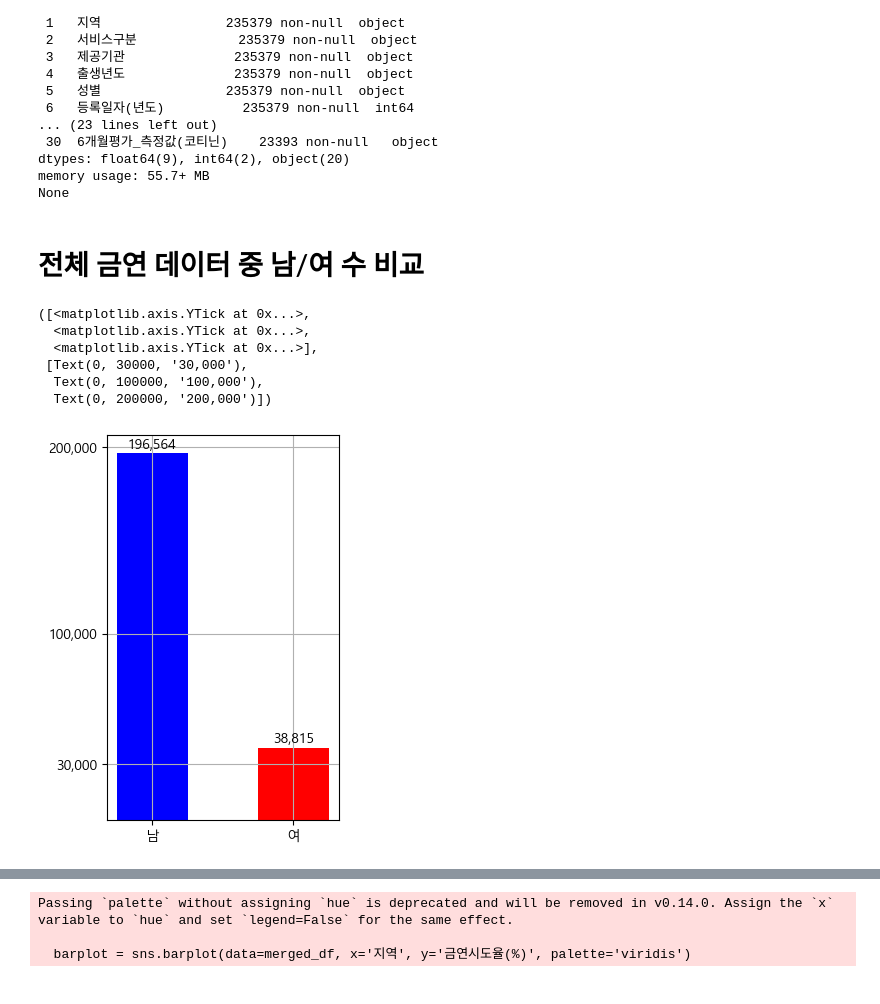
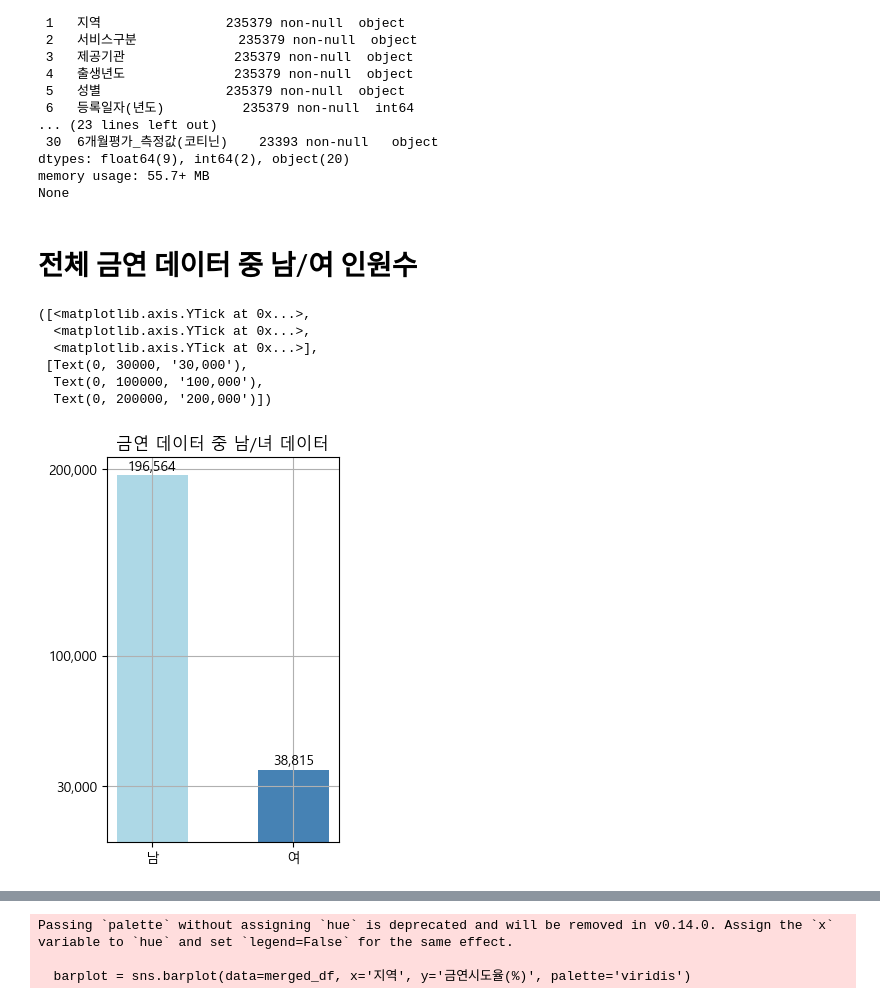
Before and after one commit to PracLee/SKN22-EDA-2Team, a Jupyter notebook: heejoon/test.ipynb, the cells around one changed output, grey strips where cells are left out. Saved outputs shown, nothing was run; the diff lists cells and outputs as text; code cells hidden in the pictures.

```diff
--- a/heejoon/test.ipynb
+++ b/heejoon/test.ipynb
@@ -53,38 +53,39 @@ dtypes: float64(9), int64(2), object(20)
 memory usage: 55.7+ MB
 None
 # %% [markdown]
-# 전체 금연 데이터 중 남/여 수 비교
+# 전체 금연 데이터 중 남/여 인원수
 # %%
 index_ = smoke1.groupby('성별').size().index
 count_ = smoke1.groupby('성별').size()
 
 
 plt.figure(figsize=(3,5))
-plt.bar(index_, count_, width=0.5, color = ['blue', 'r'])
+plt.bar(index_, count_, width=0.5, color = ['#ADD8E6', '#4682B4'])
 
 offset = 3000
 labels = ['남', '여']
 
 for sex, num in enumerate(count_):
     plt.text(
         sex,
         num + offset,
         f"{num:,.0f}",
         fontsize = 10,
         ha = 'center',
 
     )
 
+plt.title('금연 데이터 중 남/녀 데이터')
 plt.grid()
 plt.yticks([30000, 100000, 200000], ['30,000', '100,000' ,'200,000'])
 # %% [output]
 ([<matplotlib.axis.YTick at 0x...>,
   <matplotlib.axis.YTick at 0x...>,
   <matplotlib.axis.YTick at 0x...>],
  [Text(0, 30000, '30,000'),
   Text(0, 100000, '100,000'),
   Text(0, 200000, '200,000')])
-[figure, old version]
+[figure, new version]
 # %%
 # 1. 캔버스 및 축 생성
 fig, ax = plt.subplots(figsize=(5, 5))
```
Also changed, not shown: parts of 20 cells of this notebook.
